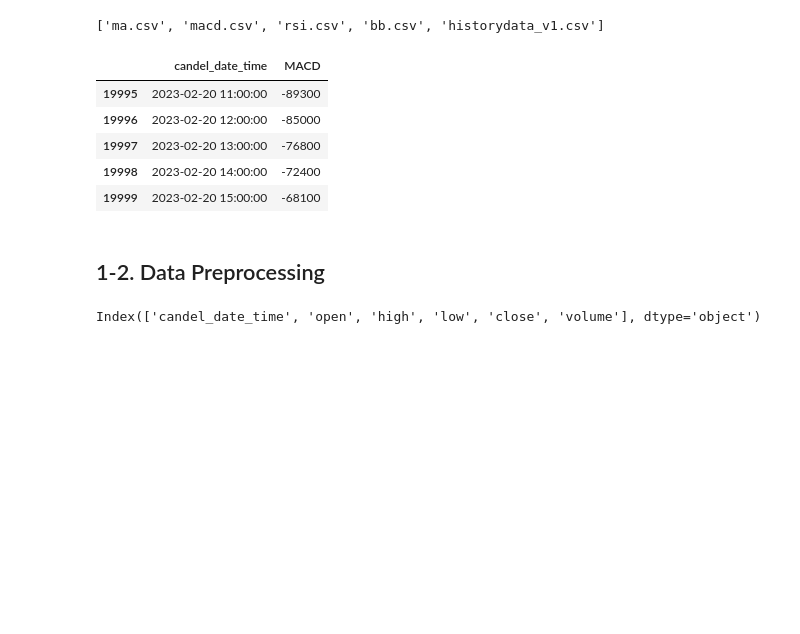
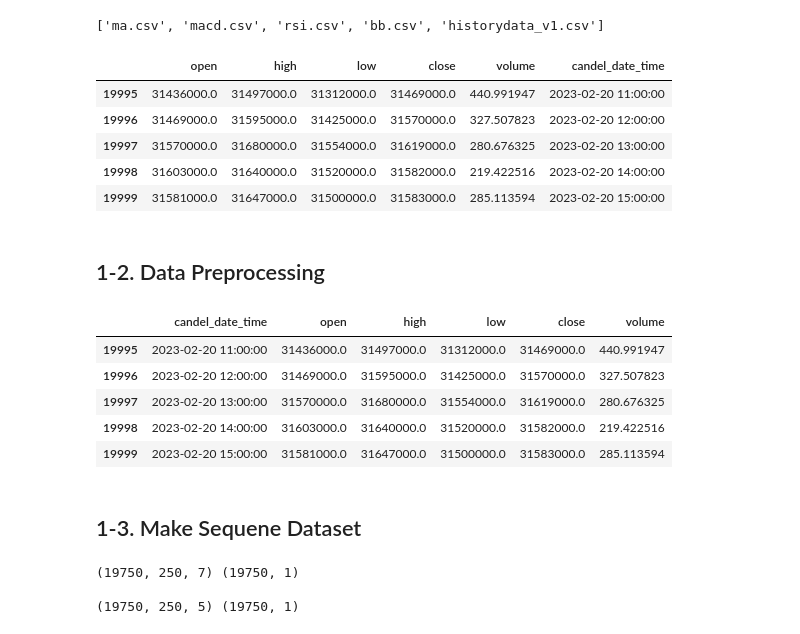
Before and after one commit to K-Digital-Coin/K-Digital_pjt_DA, a Jupyter notebook: 2_Tensorflow_LSTM.ipynb, the cells around one changed output. Drawn from its saved outputs; the diff is of its cells as text; code cells hidden in the pictures; blank space fills up the shorter version.

```diff
--- a/2_Tensorflow_LSTM.ipynb
+++ b/2_Tensorflow_LSTM.ipynb
@@ -38,20 +41,16 @@ for i in range(0,len(file_list),1):
   path = ''
   df_list.append(data)
 # %%
-df_list[1].tail()
+df_list[4].tail()
 # %% [output]
-|  | candel_date_time | MACD |
-| 19995 | 2023-02-20 11:00:00 | -89300 |
-| 19996 | 2023-02-20 12:00:00 | -85000 |
-| 19997 | 2023-02-20 13:00:00 | -76800 |
-| 19998 | 2023-02-20 14:00:00 | -72400 |
-| 19999 | 2023-02-20 15:00:00 | -68100 |
+|  | open | high | low | close | volume | candel_date_time |
+| 19995 | 31436000.0 | 31497000.0 | 31312000.0 | 31469000.0 | 440.991947 | 2023-02-20 11:00:00 |
+| 19996 | 31469000.0 | 31595000.0 | 31425000.0 | 31570000.0 | 327.507823 | 2023-02-20 12:00:00 |
+| 19997 | 31570000.0 | 31680000.0 | 31554000.0 | 31619000.0 | 280.676325 | 2023-02-20 13:00:00 |
+| 19998 | 31603000.0 | 31640000.0 | 31520000.0 | 31582000.0 | 219.422516 | 2023-02-20 14:00:00 |
+| 19999 | 31581000.0 | 31647000.0 | 31500000.0 | 31583000.0 | 285.113594 | 2023-02-20 15:00:00 |
 # %% [markdown]
 ## 1-2. Data Preprocessing
-# %%
-pdf.columns
-# %% [output]
-Index(['candel_date_time', 'open', 'high', 'low', 'close', 'volume'], dtype='object')
 # %%
 # 1.보조지표 + 종가 데이터 셋 - cdf
 cdf = pd.concat([df_list[4]['candel_date_time'],
@@ -73,5 +72,14 @@ pdf = df_list[4]
 #                 df_list[0]['low'],
 #                 df_list[0]['close'],
 #                 df_list[0]['volume']], axis = 1)
+# %%
+pdf.tail()
+# %% [output]
+|  | candel_date_time | open | high | low | close | volume |
+| 19995 | 2023-02-20 11:00:00 | 31436000.0 | 31497000.0 | 31312000.0 | 31469000.0 | 440.991947 |
+| 19996 | 2023-02-20 12:00:00 | 31469000.0 | 31595000.0 | 31425000.0 | 31570000.0 | 327.507823 |
+| 19997 | 2023-02-20 13:00:00 | 31570000.0 | 31680000.0 | 31554000.0 | 31619000.0 | 280.676325 |
+| 19998 | 2023-02-20 14:00:00 | 31603000.0 | 31640000.0 | 31520000.0 | 31582000.0 | 219.422516 |
+| 19999 | 2023-02-20 15:00:00 | 31581000.0 | 31647000.0 | 31500000.0 | 31583000.0 | 285.113594 |
 # %%
 # normalizing data
@@ -89,0 +126,2 @@ rf_pdf = pd.DataFrame(p_scaler.inverse_transform(fpdf),columns=p_scale_cols)
+# %% [markdown]
+## 1-3. Make Sequene Dataset
@@ -89,0 +136,9 @@ rf_pdf = pd.DataFrame(p_scaler.inverse_transform(fpdf),columns=p_scale_cols)
+# %%
+cX, cY = make_sequene_dataset(c_feature_np,c_label_np,250)
+print(cX.shape, cY.shape,'\n')
+pX, pY = make_sequene_dataset(p_feature_np,p_label_np,250)
+print(pX.shape, pY.shape,'\n')
+# %% [output]
+(19750, 250, 7) (19750, 1)
+
+(19750, 250, 5) (19750, 1)
```
Also changed, not shown: parts of 19 cells of this notebook, 2 other files.
